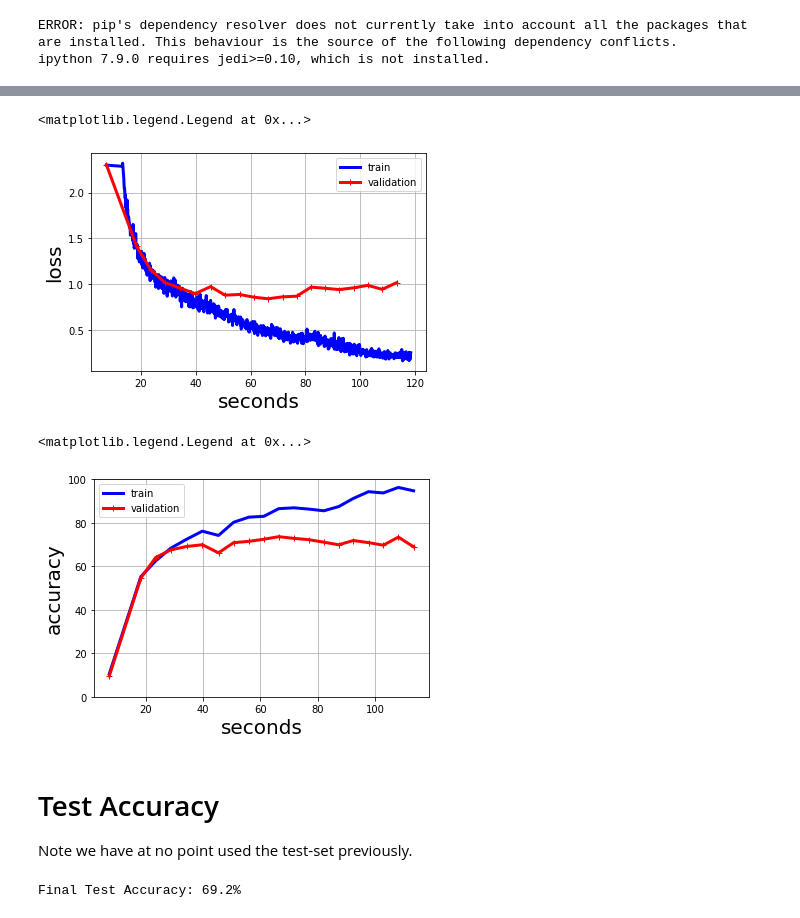
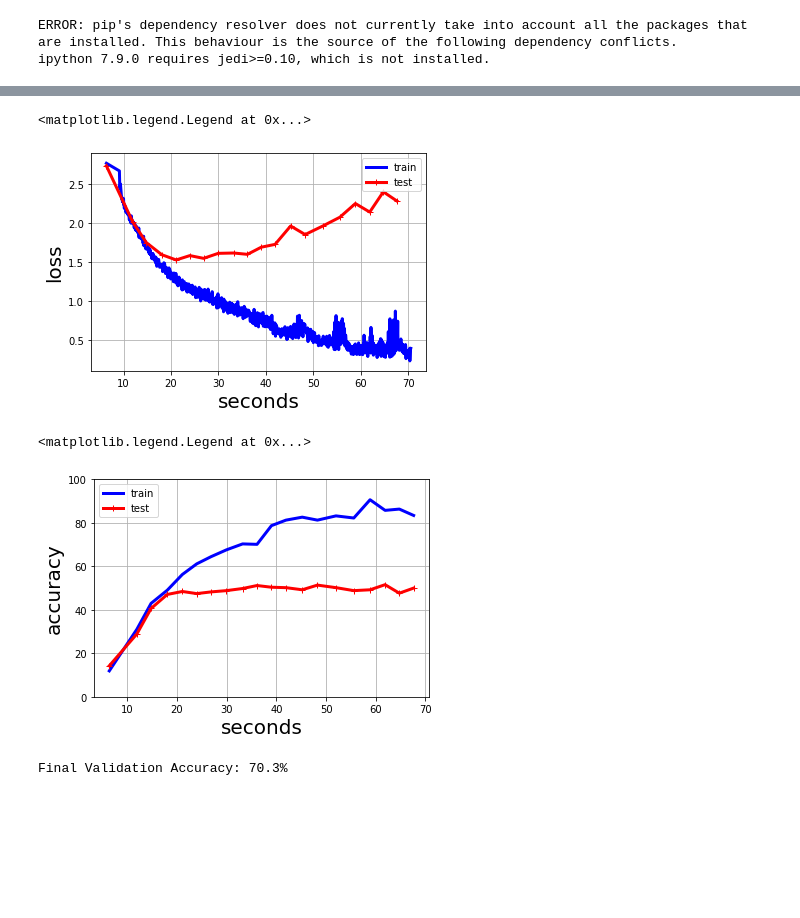
Before and after one commit to BharathSShankar/DSA4212_Assignments, a Jupyter notebook: DSA4212_assignment_1_starter_kit.ipynb, the cells around one changed output, grey strips where cells are left out. Cells and saved outputs as stored; diff of their text form; code cells hidden in the pictures; blank space fills up the shorter version.

```diff
--- a/DSA4212_assignment_1_starter_kit.ipynb
+++ b/DSA4212_assignment_1_starter_kit.ipynb
@@ -211,0 +162,27 @@ class SimpleCNN(nn.Module):
+# %%
+class ResLayerSE(nn.Module):
+    feature_dim: int
+
+    @nn.compact
+    def __call__(self, x):
+        rc = x
+
+        x = nn.Conv(features = self.feature_dim // 4 , kernel_size = (3, 3), strides = 2, padding = "SAME")(x)
+        x = LayerNorm()(x)
+        x = nn.elu(x)
+        x = nn.Conv(features = self.feature_dim, kernel_size = (3, 3), strides = 2, padding = "SAME")(x)
+        x = LayerNorm()(x)
+        x = nn.elu(x)
+
+        batch, _, _, channels = x.shape
+
+        sf = x.mean(axis = (1, 2))
+        sf = nn.relu(nn.Dense(self.feature_dim // 4)(sf))
+        sf = nn.sigmoid(nn.Dense(self.feature_dim)(sf))
+        sf = jnp.reshape(sf, (batch, 1, 1, channels))
+        sf = jnp.broadcast_to(sf, x.shape)
+        x *= sf
+
+        rc = nn.Conv(features = self.feature_dim, kernel_size = (3, 3), strides = 4, padding = "SAME")(rc)
+
+        return x + rc
@@ -212,7 +223,7 @@ class SimpleCNN(nn.Module):
 # %%
 # generate a random generator "key" that is used to initialize the net parameters
 key = jax.random.PRNGKey(0)
-net = SimpleCNN(n_filters=[32,64, 128], n_class = 10)
+net = ResCNN(n_filters=[32, 64], n_class = 10)
 
 # to initialize the network, one needs to propagate some data through it
 # and provide with a RNG key
@@ -274,11 +285,18 @@ def accuracy(params, x, y):
 # generate the gradient function
 loss_value_and_grad = jax.jit( jax.value_and_grad(loss) )
 # %%
+niter = 1000
+batch_size = 512
+
 # let us randomize the weights again to start from scratch
 params = copy.deepcopy(params_init)
 
+exponential_decay_scheduler = optax.exponential_decay(init_value=0.01, transition_steps=niter,
+                                                      decay_rate=0.95, transition_begin=int(niter*0.25),
+                                                      staircase=False)
+
 #define the ADAM optimizer
-optimizer = optax.adam(learning_rate=0.01, eps=0.001)
+optimizer = optax.sgd(learning_rate=exponential_decay_scheduler, momentum = 0.9)
 
 #generate the initial state of the optimizer
 opt_state = optimizer.init(params)
@@ -363,17 +380,17 @@ Time:113.4sec    Epoch:65.5      Loss [0.20 / 1.02]      Accuracy Train/Valid: [
 # %%
 plt.plot(loss_train_history_time, loss_train_history, "b-", lw = 3, label="train")
-plt.plot(loss_val_history_time, loss_val_history, "r-+", lw = 3, label="validation")
+plt.plot(loss_val_history_time, loss_val_history, "r-+", lw = 3, label="test")
 plt.xlabel("seconds", fontsize=20)
 plt.ylabel("loss", fontsize=20)
 plt.grid(True)
 plt.legend()
 # %% [output]
 <matplotlib.legend.Legend at 0x...>
-[figure, old version]
+[figure, new version]
 # %%
 accuracies_history = np.array(accuracies_history)
 plt.plot(accuracies_history_time, accuracies_history[:,0], "b-", lw = 3, label="train")
-plt.plot(accuracies_history_time, accuracies_history[:,1], "r-+", lw = 3, label="validation")
+plt.plot(accuracies_history_time, accuracies_history[:,1], "r-+", lw = 3, label="test")
 plt.xlabel("seconds", fontsize=20)
 plt.ylabel("accuracy", fontsize=20)
 plt.ylim(0,100)
@@ -381,21 +398,17 @@ plt.grid(True)
 plt.legend()
 # %% [output]
 <matplotlib.legend.Legend at 0x...>
-[figure, old version]
+[figure, new version]
-# %% [markdown]
-# Test Accuracy
-Note we have at no point used the test-set previously.
 # %%
-# final test accuracy
-pred_test = []
-n_forward_pass = len(X_test) // batch_size
+# final validation accuracy
+pred_val = []
+n_forward_pass = len(X_val) // batch_size
 for k in tqdm(range(n_forward_pass)):
-  pred_test.append( prediction_class(params, X_test[k*batch_size:(k+1)*batch_size]) )
-# final forward pass
-pred_test.append( prediction_class(params, X_test[n_forward_pass*batch_size:]) )
+  pred_val.append( prediction_class(params, X_val[k*batch_size:(k+1)*batch_size]) )
+pred_val.append( prediction_class(params, X_val[n_forward_pass*batch_size:]) )
 
-pred_test = np.concatenate(pred_test)
-acc_test = 100*jnp.mean(pred_test == Y_test)
-print( f"Final Test Accuracy: {acc_test:2.1f}%")
+pred_val = np.concatenate(pred_val)
+acc_validation = 100*jnp.mean(pred_val == Y_val)
+print( f"Final Validation Accuracy: {acc_validation:2.1f}%")
 # %% [output]
-Final Test Accuracy: 69.2%
+Final Validation Accuracy: 70.3%
```
Also changed, not shown: parts of 15 cells of this notebook.
